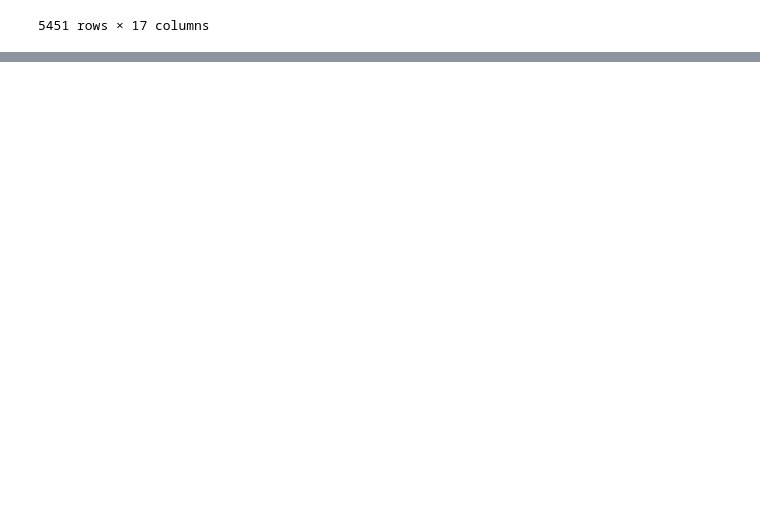
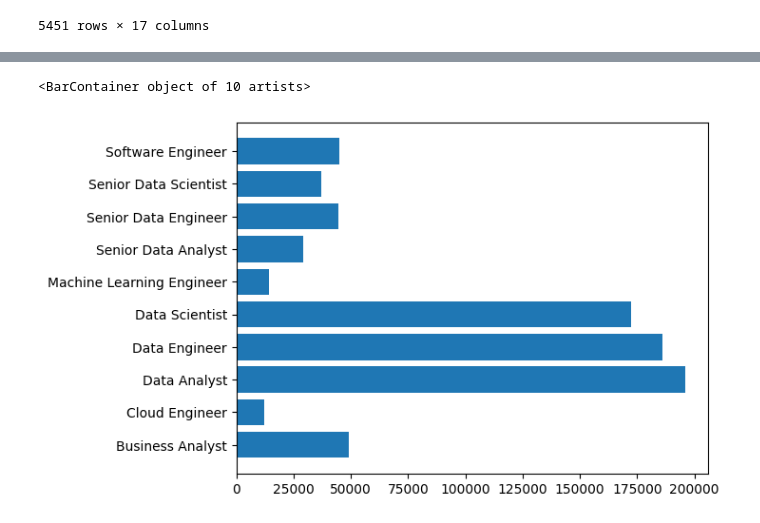
Before and after one commit to maulshreegarg/python-job-research, a Jupyter notebook: numpy.ipynb, the cells around one changed output, grey strips where cells are left out. Cells and saved outputs as stored; diff of their text form; code cells hidden in the pictures; blank space fills up the shorter version.

```diff
--- a/numpy.ipynb
+++ b/numpy.ipynb
@@ -310,0 +284,14 @@ a.describe()
+# %%
+# Install datasets Library
+# !pip install datasets
+
+# Import Libraries
+import pandas as pd
+from datasets import load_dataset
+
+# Loading Data
+dataset = load_dataset('lukebarousse/data_jobs')
+df = dataset['train'].to_pandas()
+
+# Data Cleanup
+df['job_posted_date'] = pd.to_datetime(df['job_posted_date'])
@@ -310,0 +411,2 @@ a.describe()
+# %%
+df["job_posted_month"]=df.job_posted_date.dt.month
@@ -310,0 +427,3 @@ a.describe()
+# %%
+df_total=df["job_title_short"].value_counts().sort_index(ascending=True)
+df_total
@@ -310,0 +463,5 @@ a.describe()
+# %%
+plt.barh(df_total.index,df_total)
+# %% [output]
+<BarContainer object of 10 artists>
+[figure, added]
```
Also changed, not shown: parts of 74 cells of this notebook.
